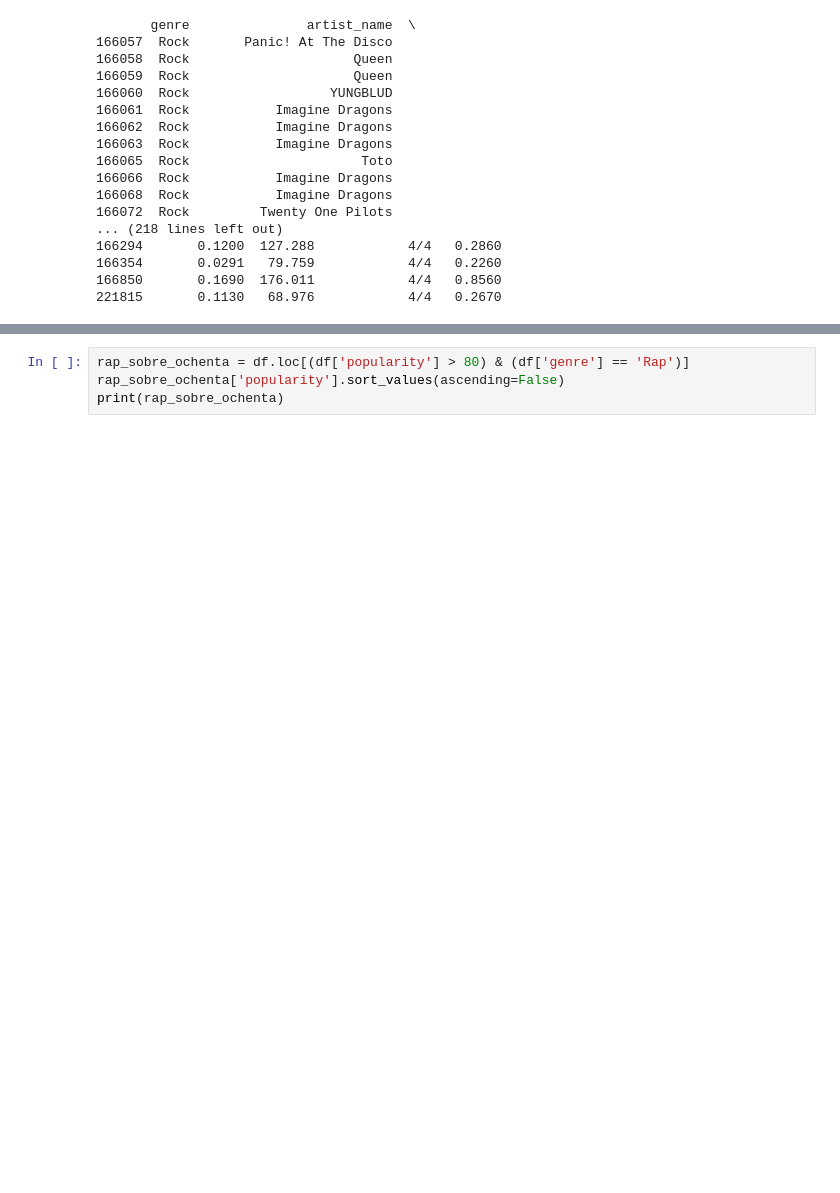
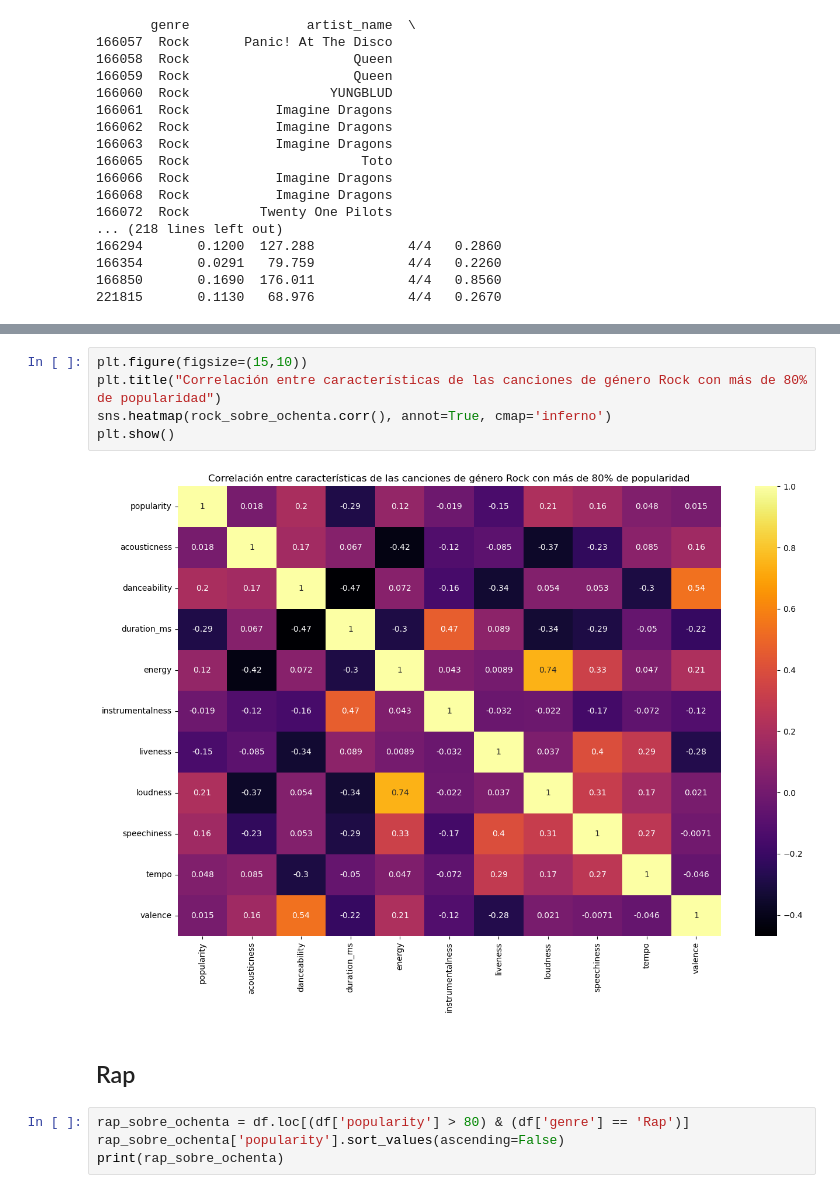
Before and after one commit to martinmalandra/spotify-db, a Jupyter notebook: spotify_EDA.ipynb, the cells around one changed output, grey strips where cells are left out. Saved outputs shown, nothing was run; the diff lists cells and outputs as text; blank space fills up the shorter version.

```diff
--- a/spotify_EDA.ipynb
+++ b/spotify_EDA.ipynb
@@ -236,3 +257,12 @@ print(rock_sobre_ochenta)
+# %%
+plt.figure(figsize=(15,10))
+plt.title("Correlación entre características de las canciones de género Rock con más de 80% de popularidad")
+sns.heatmap(rock_sobre_ochenta.corr(), annot=True, cmap='inferno')
+plt.show()
+# %% [output]
+[figure, added]
+# %% [markdown]
+## Rap
 # %%
 rap_sobre_ochenta = df.loc[(df['popularity'] > 80) & (df['genre'] == 'Rap')]
 rap_sobre_ochenta['popularity'].sort_values(ascending=False)
```
Also changed, not shown: parts of 5 cells of this notebook.
